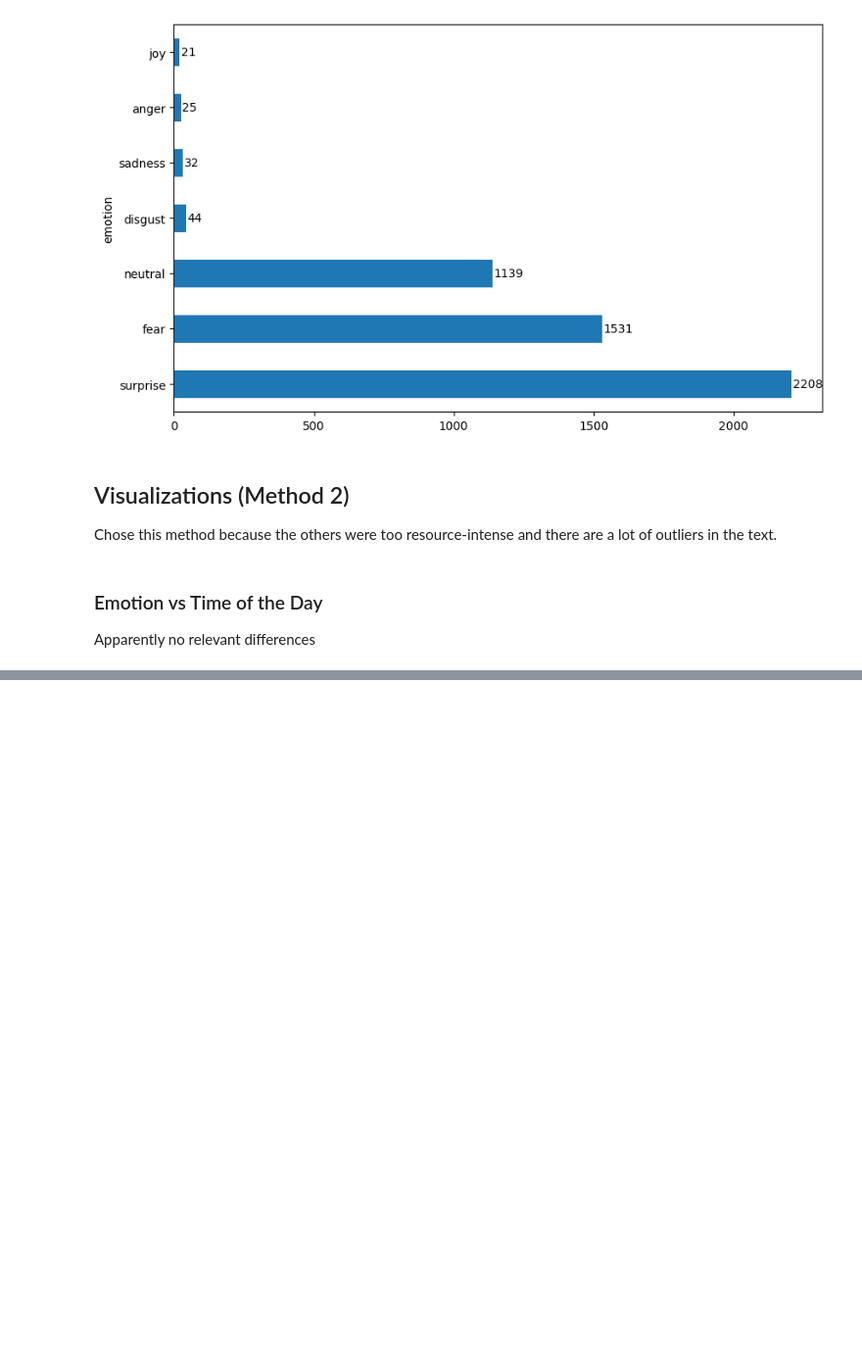
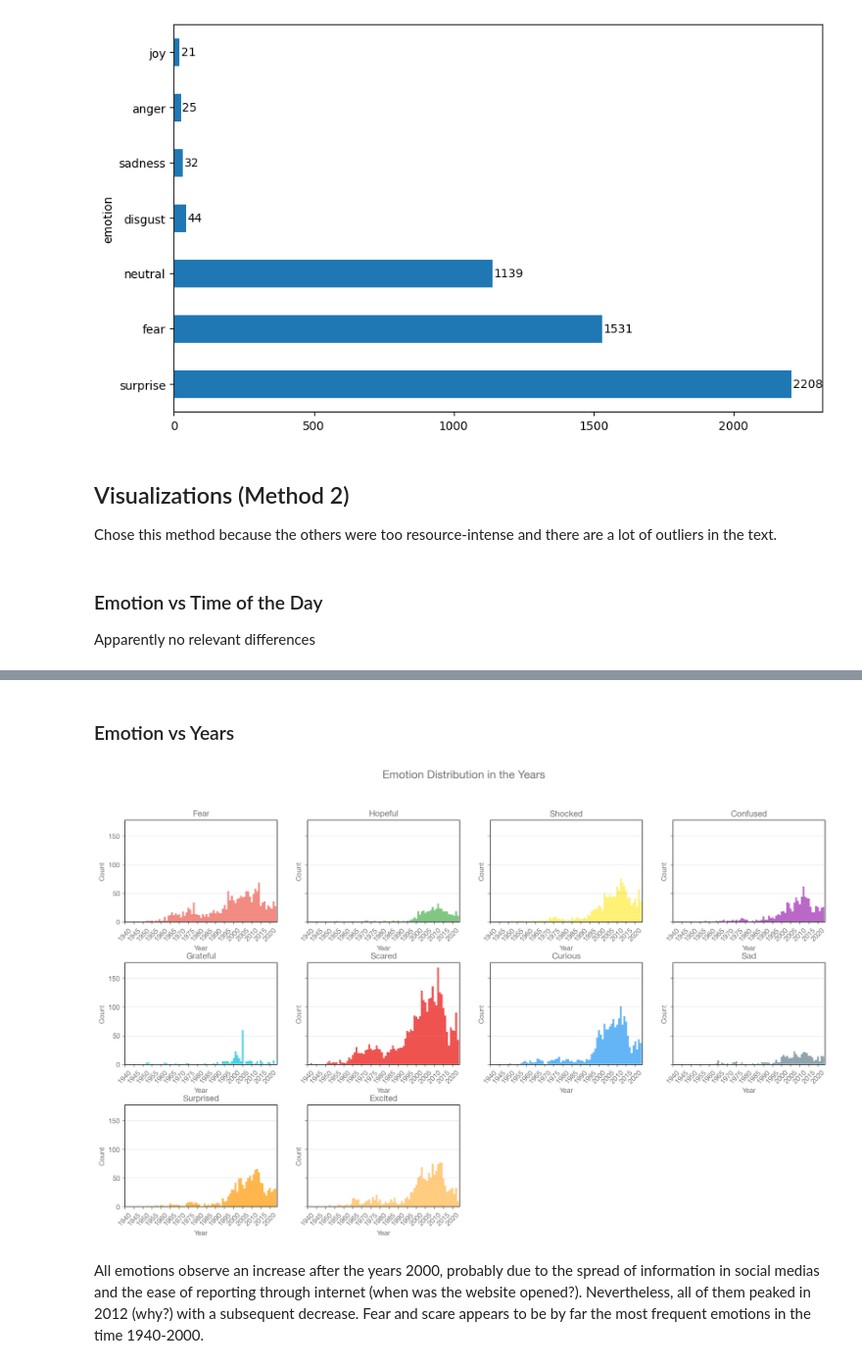
Before and after one commit to BalducciFrancesco/02806-Social-Data-Analysis-and-Visualization, a Jupyter notebook: assets/sources/final-project.ipynb, the cells around one changed output, grey strips where cells are left out. Shown at 98% size. Saved outputs shown, nothing was run; the diff lists cells and outputs as text; code cells hidden in the pictures; blank space fills up the shorter version.

```diff
--- a/assets/sources/final-project.ipynb
+++ b/assets/sources/final-project.ipynb
@@ -345,0 +374,43 @@ plt.show()
+# %% [markdown]
+### Emotion vs Years
+# %%
+fig, axes = plt.subplots(3, 4, figsize=(18, 10), sharey=True)
+
+# Define the year range
+min_year = max(1940, int(df_sent['datetime'].dt.year.min()))
+max_year = min(2024, int(df_sent['datetime'].dt.year.max()))
+
+for e, ax in zip(emotion_keywords, axes.flatten()):
+    # Filter the DataFrame for the current emotion
+    df_emotion = df_sent[df_sent[e] == True]
+
+    # Count occurrences by hour
+    df_emotion_count = df_emotion['datetime'].dt.year.value_counts().sort_index().reset_index()
+    df_emotion_count.columns = ['year', 'count']
+
+    ax.bar(
+        df_emotion_count['year'],
+        df_emotion_count['count'],
+        color=emotion_colors.get(e),
+        width=1.0
+    )
+    ax.set_title(e.capitalize())
+    ax.set_xlabel('Year')
+    ax.set_xticks(range(min_year, max_year, 5))
+    ax.set_xticklabels(range(min_year, max_year, 5), rotation=45)
+    ax.set_xlim(min_year, max_year + 1)
+    ax.set_ylabel('Count')
+    ax.grid(axis='y', alpha=0.3)
+
+# Hide unused subplots
+for ax in axes.flatten()[len(emotion_keywords):]:
+    ax.axis('off')
+
+fig.suptitle('Emotion Distribution in the Years', fontsize=16)
+plt.subplots_adjust(hspace=0.4, wspace=0.2)
+plt.show()
+# %% [output]
+[figure, added]
+# %% [markdown]
+All emotions observe an increase after the years 2000, probably due to the spread of information in social medias and the ease of reporting through internet (when was the website opened?). Nevertheless, all of them peaked in 2012 (why?) with a subsequent decrease.
+Fear and scare appears to be by far the most frequent emotions in the time 1940-2000.
```
Also changed, not shown: parts of 18 cells of this notebook.
